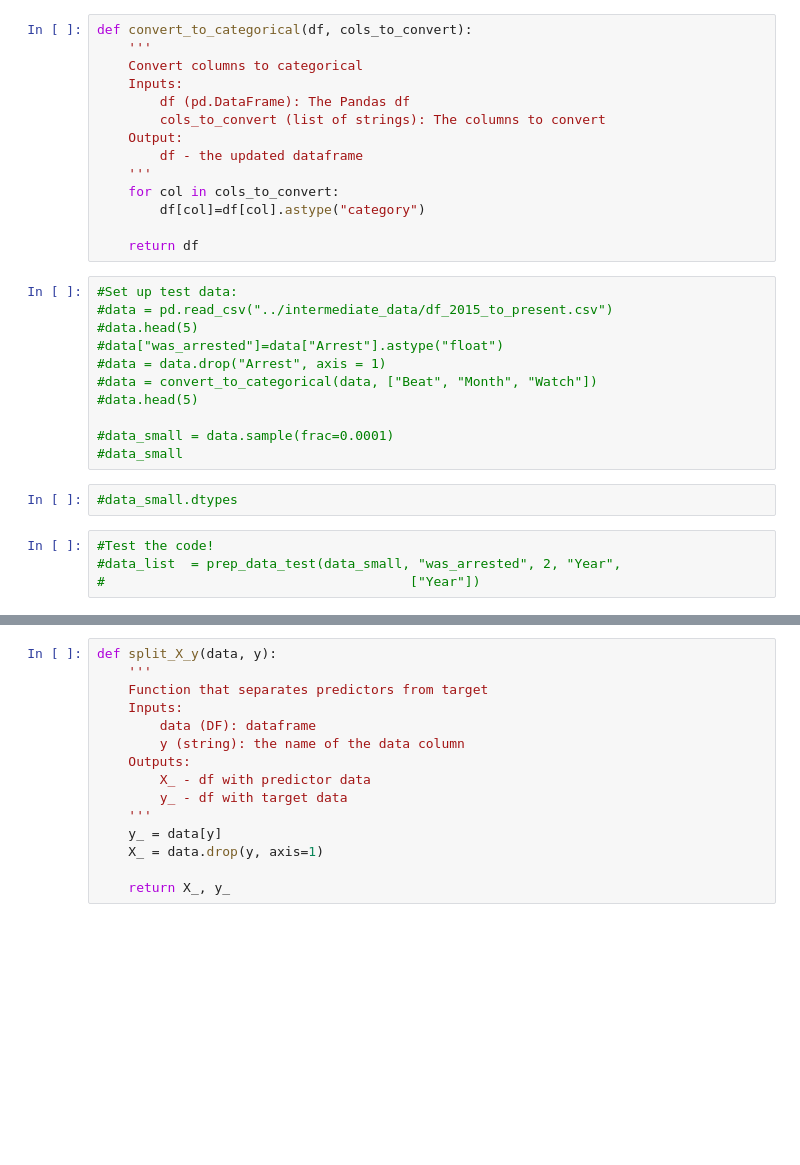
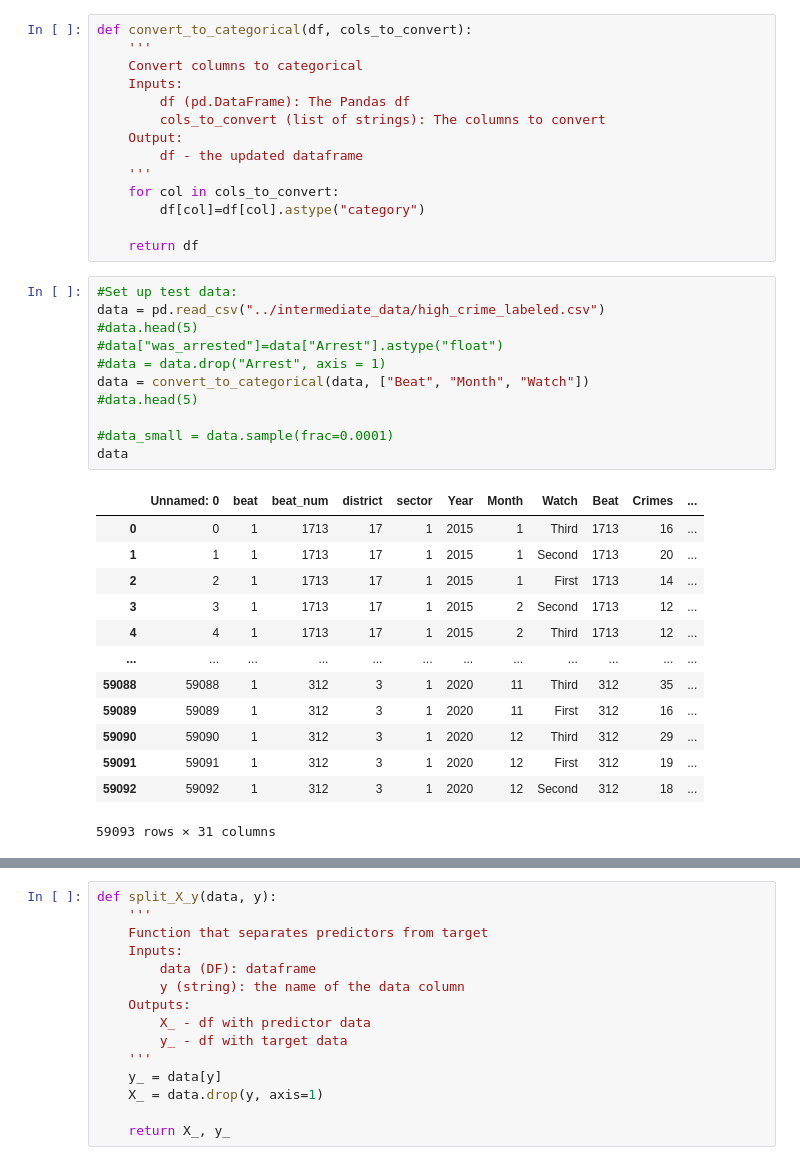
Before and after one commit to Deckart2/capp_30254_crime_forcasting, a Jupyter notebook: scripts/ml_helpers.ipynb, the cells around one changed output, grey strips where cells are left out. Cells and saved outputs as stored; diff of their text form; blank space fills up the shorter version.

```diff
--- a/scripts/ml_helpers.ipynb
+++ b/scripts/ml_helpers.ipynb
@@ -283,18 +329,26 @@ def convert_to_categorical(df, cols_to_convert):
     return df
 # %%
 #Set up test data:
-#data = pd.read_csv("../intermediate_data/df_2015_to_present.csv")
+data = pd.read_csv("../intermediate_data/high_crime_labeled.csv")
 #data.head(5)
 #data["was_arrested"]=data["Arrest"].astype("float")
 #data = data.drop("Arrest", axis = 1)
-#data = convert_to_categorical(data, ["Beat", "Month", "Watch"])
+data = convert_to_categorical(data, ["Beat", "Month", "Watch"])
 #data.head(5)
 
 #data_small = data.sample(frac=0.0001)
-#data_small
+data
+# %% [output]
+|  | Unnamed: 0 | beat | beat_num | district | sector | Year | Month | Watch | Beat | Crimes | ... |
+| 0 | 0 | 1 | 1713 | 17 | 1 | 2015 | 1 | Third | 1713 | 16 | ... |
+| 1 | 1 | 1 | 1713 | 17 | 1 | 2015 | 1 | Second | 1713 | 20 | ... |
+| 2 | 2 | 1 | 1713 | 17 | 1 | 2015 | 1 | First | 1713 | 14 | ... |
+| 3 | 3 | 1 | 1713 | 17 | 1 | 2015 | 2 | Second | 1713 | 12 | ... |
+| 4 | 4 | 1 | 1713 | 17 | 1 | 2015 | 2 | Third | 1713 | 12 | ... |
+| ... | ... | ... | ... | ... | ... | ... | ... | ... | ... | ... | ... |
+| 59088 | 59088 | 1 | 312 | 3 | 1 | 2020 | 11 | Third | 312 | 35 | ... |
+| 59089 | 59089 | 1 | 312 | 3 | 1 | 2020 | 11 | First | 312 | 16 | ... |
+| 59090 | 59090 | 1 | 312 | 3 | 1 | 2020 | 12 | Third | 312 | 29 | ... |
+| 59091 | 59091 | 1 | 312 | 3 | 1 | 2020 | 12 | First | 312 | 19 | ... |
+| 59092 | 59092 | 1 | 312 | 3 | 1 | 2020 | 12 | Second | 312 | 18 | ... |
+59093 rows × 31 columns
-# %%
-#data_small.dtypes
-# %%
-#Test the code!
-#data_list  = prep_data_test(data_small, "was_arrested", 2, "Year",
-#                                       ["Year"])
```
Also changed, not shown: parts of 6 cells of this notebook, 4 other files.
